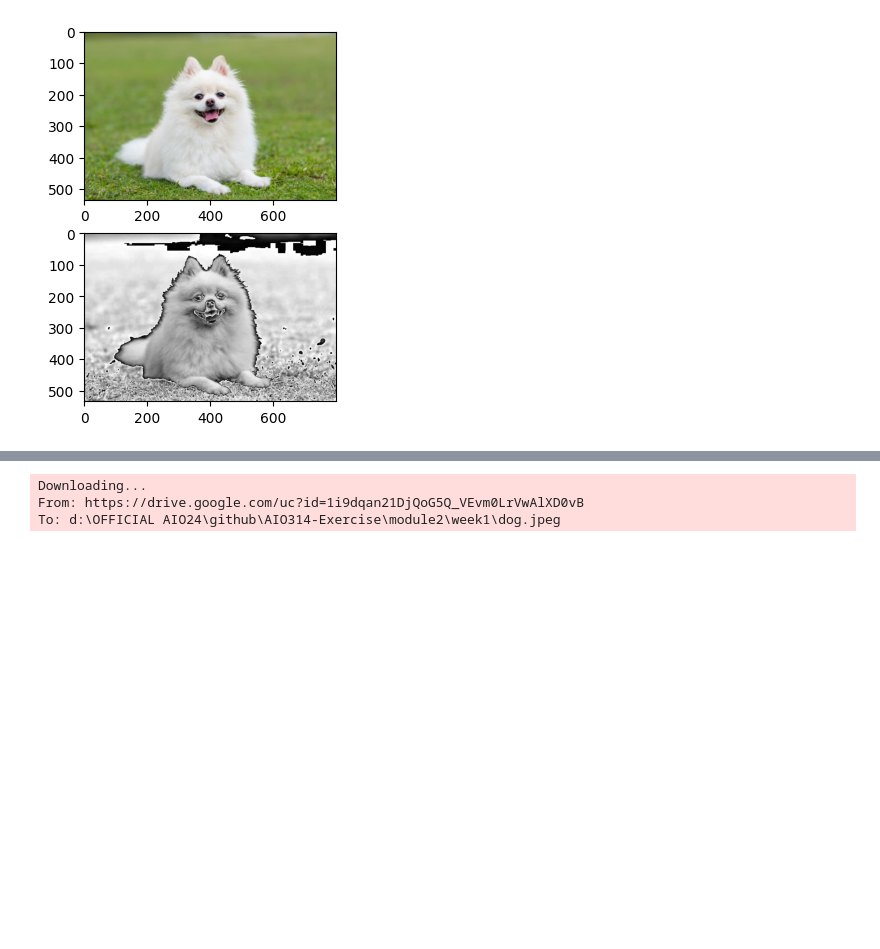
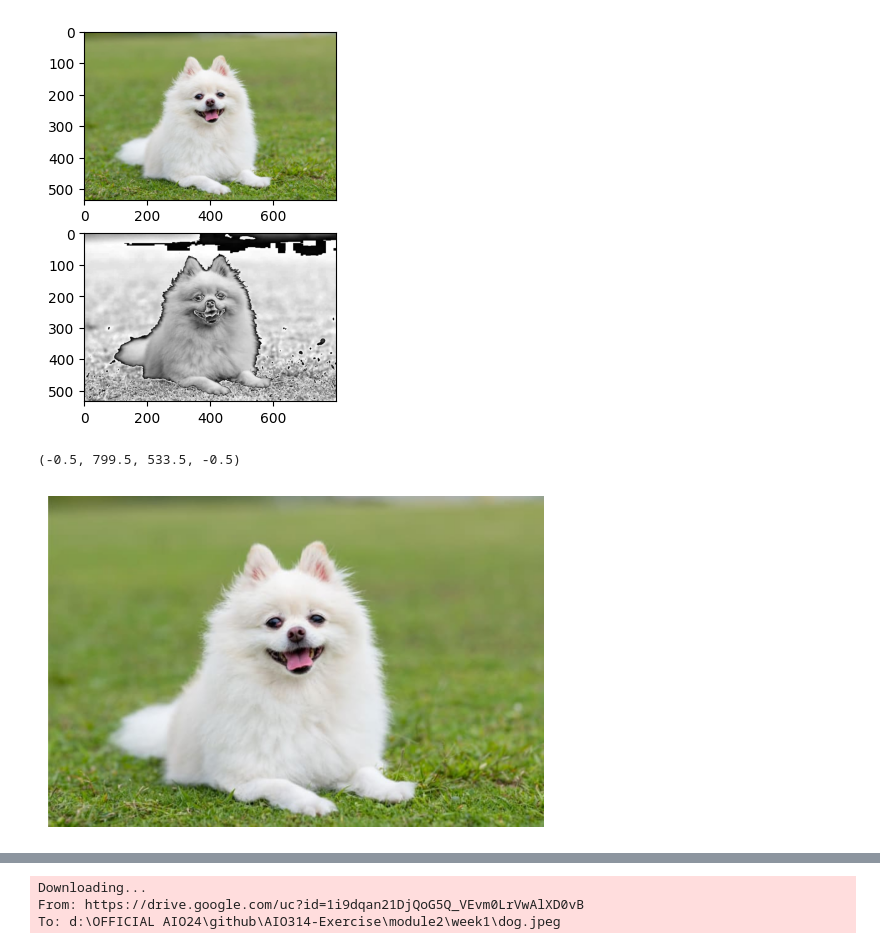
Before and after one commit to stephanelx88/AIO314-Exercise, a Jupyter notebook: module2/week1/week1_numpy.ipynb, the cells around one changed output, grey strips where cells are left out. Drawn from its saved outputs; the diff is of its cells as text; code cells hidden in the pictures; blank space fills up the shorter version.

```diff
--- a/module2/week1/week1_numpy.ipynb
+++ b/module2/week1/week1_numpy.ipynb
@@ -517,3 +517,19 @@ print(grey_img[0, 0])
 # %% [output]
 102.5
 [figure]
+# %%
+# Convert color image to grayscale using different methods
+import cv2
+import matplotlib.pyplot as plt
+import numpy as np
+
+
+
+# Read image
+original_img = cv2.imread('dog.jpeg', 1)
+original_img = original_img[:, :, ::-1]
+plt.imshow(original_img)
+plt.axis('off')
+# %% [output]
+(-0.5, 799.5, 533.5, -0.5)
+[figure, added]
```
Also changed, not shown: parts of 3 cells of this notebook.
